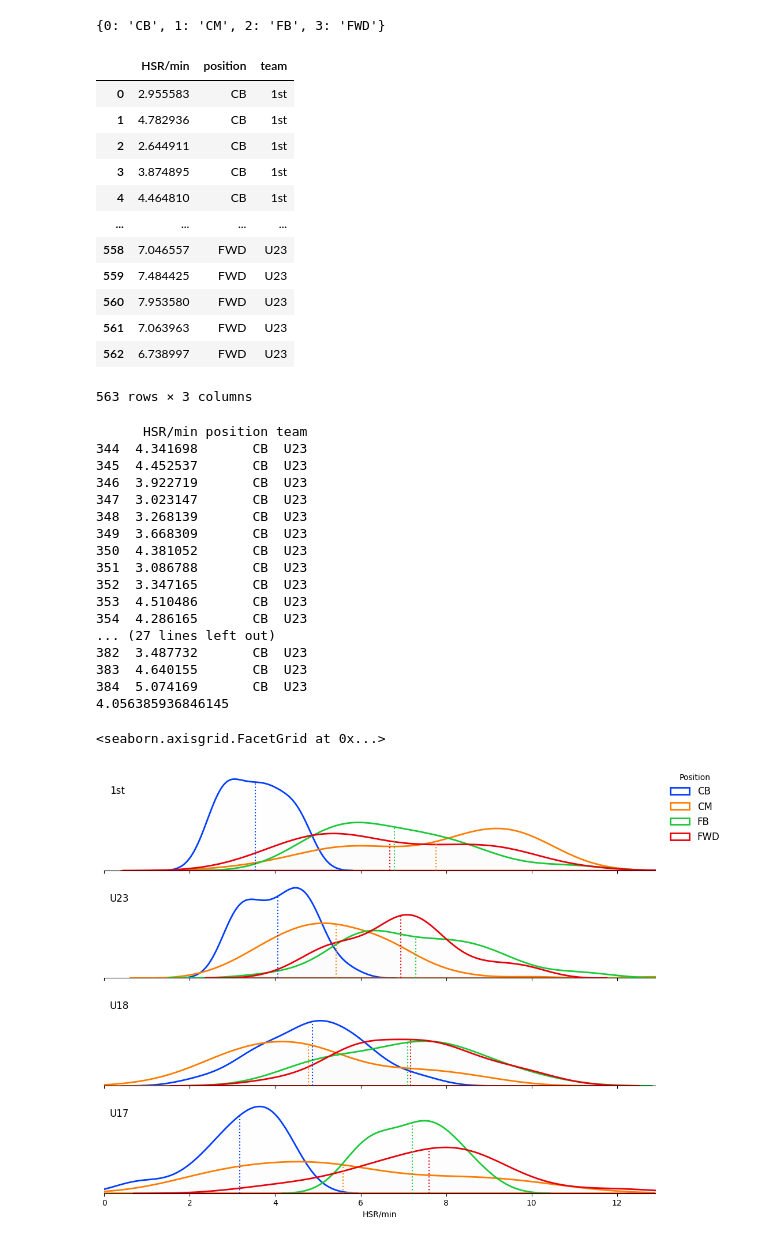
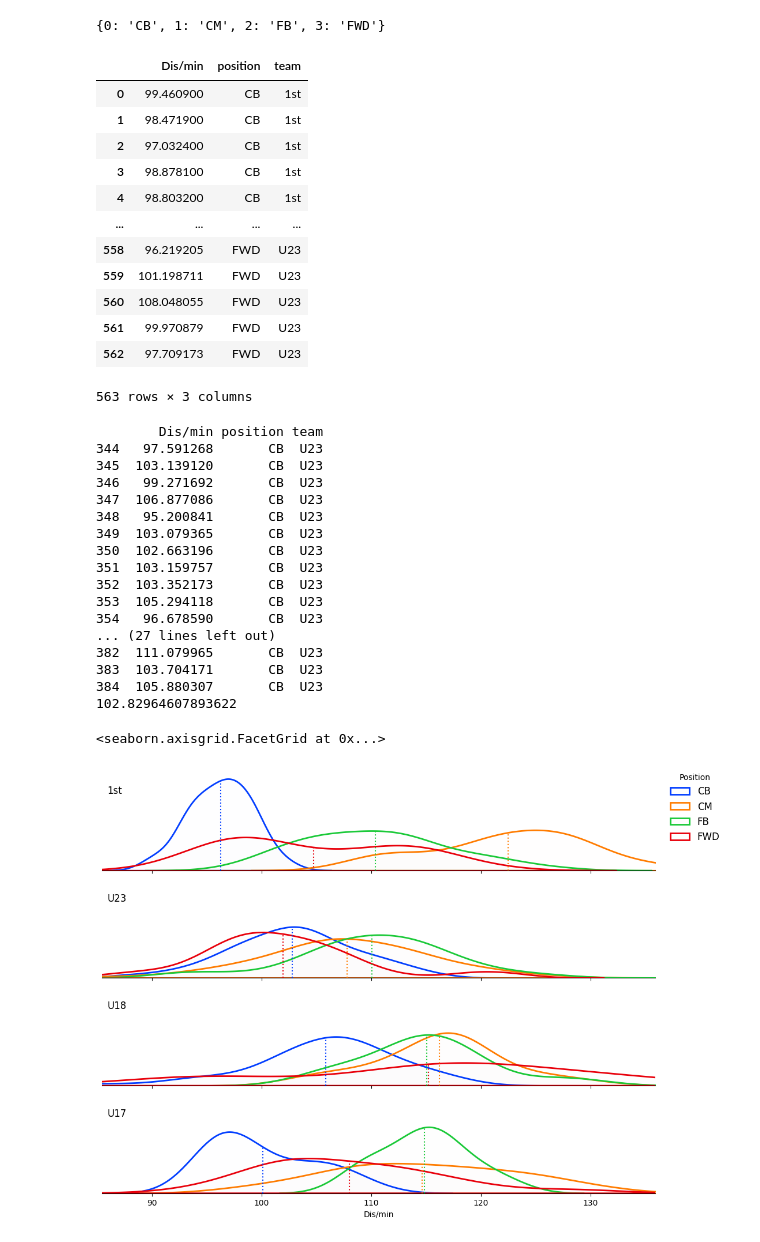
Before and after one commit to JTPiingtoh/GPSproject, a Jupyter notebook: ridgelineplot.ipynb, the cells around one changed output. Saved outputs shown, nothing was run; the diff lists cells and outputs as text; code cells hidden in the pictures.

Commit message:
Noticed error in SD (query data table)

```diff
--- a/ridgelineplot.ipynb
+++ b/ridgelineplot.ipynb
@@ -51,7 +51,7 @@ positions_dict
 # %% [output]
 {0: 'CB', 1: 'CM', 2: 'FB', 3: 'FWD'}
 # %%
-measure = "HSR/min"
+measure = "Dis/min"
 measures = sessions_data_table.columns
 HSR_column = measures[measure]
 
@@ -68,18 +68,18 @@ df = pd.DataFrame(data)
 
 df
 # %% [output]
-|  | HSR/min | position | team |
-| 0 | 2.955583 | CB | 1st |
-| 1 | 4.782936 | CB | 1st |
-| 2 | 2.644911 | CB | 1st |
-| 3 | 3.874895 | CB | 1st |
-| 4 | 4.464810 | CB | 1st |
+|  | Dis/min | position | team |
+| 0 | 99.460900 | CB | 1st |
+| 1 | 98.471900 | CB | 1st |
+| 2 | 97.032400 | CB | 1st |
+| 3 | 98.878100 | CB | 1st |
+| 4 | 98.803200 | CB | 1st |
 | ... | ... | ... | ... |
-| 558 | 7.046557 | FWD | U23 |
-| 559 | 7.484425 | FWD | U23 |
-| 560 | 7.953580 | FWD | U23 |
-| 561 | 7.063963 | FWD | U23 |
-| 562 | 6.738997 | FWD | U23 |
+| 558 | 96.219205 | FWD | U23 |
+| 559 | 101.198711 | FWD | U23 |
+| 560 | 108.048055 | FWD | U23 |
+| 561 | 99.970879 | FWD | U23 |
+| 562 | 97.709173 | FWD | U23 |
 563 rows × 3 columns
 # %%
 df_p = df[(df["position"] == "CB") & (df["team"] == "U23")]
@@ -90,23 +90,23 @@ mean = df_p[measure].mean()
 
 print(mean)
 # %% [output]
-      HSR/min position team
-344  4.341698       CB  U23
-345  4.452537       CB  U23
-346  3.922719       CB  U23
-347  3.023147       CB  U23
-348  3.268139       CB  U23
-349  3.668309       CB  U23
-350  4.381052       CB  U23
-351  3.086788       CB  U23
-352  3.347165       CB  U23
-353  4.510486       CB  U23
-354  4.286165       CB  U23
+        Dis/min position team
+344   97.591268       CB  U23
+345  103.139120       CB  U23
+346   99.271692       CB  U23
+347  106.877086       CB  U23
+348   95.200841       CB  U23
+349  103.079365       CB  U23
+350  102.663196       CB  U23
+351  103.159757       CB  U23
+352  103.352173       CB  U23
+353  105.294118       CB  U23
+354   96.678590       CB  U23
 ... (27 lines left out)
-382  3.487732       CB  U23
-383  4.640155       CB  U23
-384  5.074169       CB  U23
-4.056385936846145
+382  111.079965       CB  U23
+383  103.704171       CB  U23
+384  105.880307       CB  U23
+102.82964607893622
 # %%
 # Sort a list of x and corresponding y corrdinates by the x coordinate, ascending
 def bubblesort_by_x(x_coords, y_coords) -> tuple[np.ndarray, np.ndarray]:
@@ -157,7 +157,7 @@ g.map(sns.kdeplot, measure, bw_adjust=1, fill=True, alpha=.005, lw=2)
 for i, ax in enumerate(g.axes.flat):
     ax.text(0.01, 0.8, g.row_names[i],
             fontsize=12, transform = ax.transAxes)
-    ax.set_xlim(0, max(df[measure]))
+    ax.set_xlim(min(df[measure]), max(df[measure]))
 
 # add mean lines
 for i, ax in enumerate(g.axes.flat):
@@ -170,31 +170,31 @@ for i, ax in enumerate(g.axes.flat):
 
         # vertices need to have y=0 coords filtered out for interp to work
         vertices = collection.get_paths()[0].vertices
         vertices = vertices[vertices.T[1] > 0]
 
         # bubble sort to reduce risk of stack overflow?
         x_coords, y_coords = bubblesort_by_x(vertices.T[0], vertices.T[1])
         mean_height = np.interp(mean, x_coords, y_coords)
         stdm_height = np.interp(mean - stdv, x_coords, y_coords)
         stdp_height = np.interp(mean + stdv, x_coords, y_coords)
 
         ax.vlines(mean,0,mean_height, ls=":", colors=sns.color_palette("bright")[j])
         # ax.fill_between(x_coords, 0, y_coords, where=(mean - stdv <= x_coords) & (x_coords <= mean + stdv), interpolate=False, facecolor=sns.color_palette("bright")[j], alpha=0.2)
 
         # ax.vlines(mean - stdv,0,stdm_height, ls=":", colors=sns.color_palette("bright")[j])
         # ax.vlines(mean + stdv,0,stdp_height, ls=":", colors=sns.color_palette("bright")[j])
 
 
 
 # Set the subplots to overlap
 g.figure.subplots_adjust(hspace=-.5)
 
 # Remove axes details that don't play well with overlap
 g.set_titles("")
 g.set(yticks=[], ylabel="")
 g.despine(bottom=False, left=True)
 g.add_legend(title="Position", loc="upper right", fontsize=12)
 g.refline(y=0, linewidth=0.5, linestyle="-", color=None, clip_on=False)
 # %% [output]
 <seaborn.axisgrid.FacetGrid at 0x...>
-[figure, old version]
+[figure, new version]
```
Also changed, not shown: parts of 6 cells of this notebook, 1 other file.
